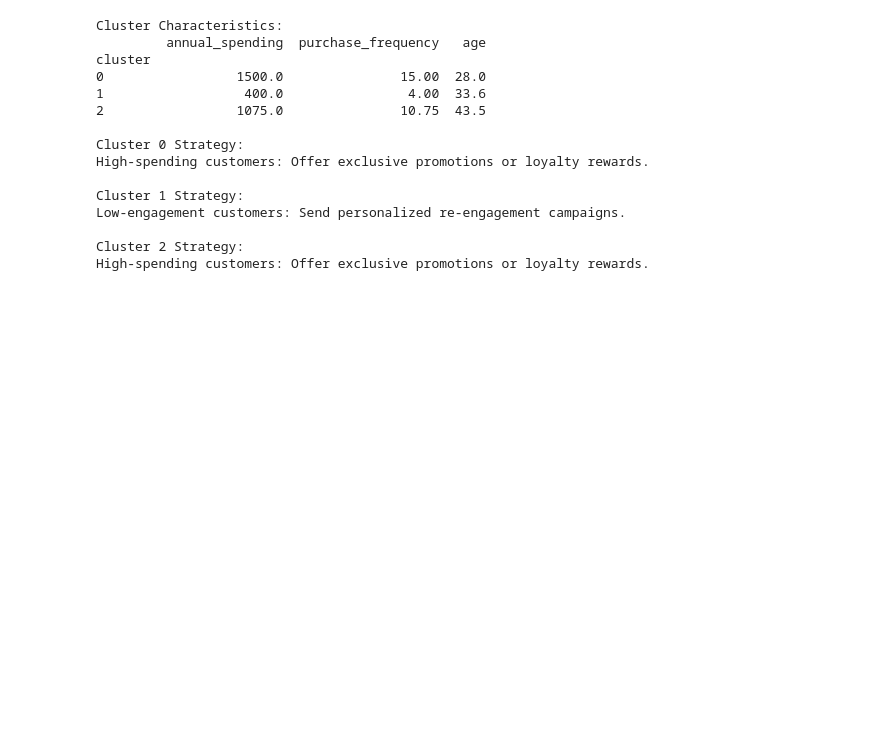
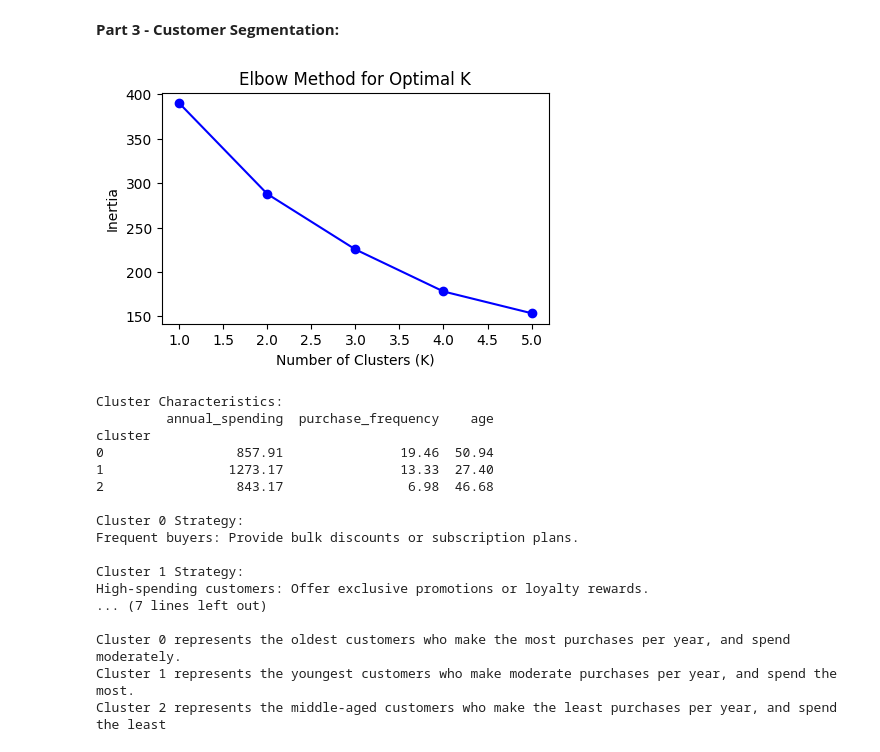
Before and after one commit to KennethLengo/MISTEST2026, a Jupyter notebook: ML_BASICS.ipynb, the cells around one changed output. Saved outputs shown, nothing was run; the diff lists cells and outputs as text; code cells hidden in the pictures; blank space fills up the shorter version.

```diff
--- a/ML_BASICS.ipynb
+++ b/ML_BASICS.ipynb
@@ -136,23 +192,22 @@ customer_service_calls: 0.24
+# %% [markdown]
+**Part 3 - Customer Segmentation:**
 # %%
 import pandas as pd
 import numpy as np
 from sklearn.cluster import KMeans
 from sklearn.preprocessing import StandardScaler
 import matplotlib.pyplot as plt
+
 # Generate sample customer data
-data = {
-'annual_spending': [500, 1200, 300, 1500, 800, 200, 1000, 600, 1300, 400],
-'purchase_frequency': [5, 12, 3, 15, 8, 2, 10, 6, 13, 4],
-'age': [25, 34, 45, 28, 52, 36, 41, 29, 47, 33],
-'region': ['North', 'South', 'West', 'East', 'South', 'North', 'West', 'East',
-'South', 'North']
-}
-df = pd.DataFrame(data)
+# ChatGPT prompts with 100+ rows
+df = pd.read_csv('/content/customer_spending_dataset.csv')
+
 # Preprocess data: Select numerical features and scale them
 features = ['annual_spending', 'purchase_frequency', 'age']
 X = df[features]
 scaler = StandardScaler()
 X_scaled = scaler.fit_transform(X)
+
 # Determine optimal number of clusters using elbow method
 inertia = []
 K = range(1, 6)
@@ -160,46 +215,63 @@ for k in K:
   kmeans = KMeans(n_clusters=k, random_state=42)
   kmeans.fit(X_scaled)
   inertia.append(kmeans.inertia_)
+
 # Plot elbow curve
-plt.figure(figsize=(8, 5))
+plt.figure(figsize=(5, 3))
 plt.plot(K, inertia, 'bo-')
 plt.xlabel('Number of Clusters (K)')
 plt.ylabel('Inertia')
 plt.title('Elbow Method for Optimal K')
 plt.savefig('elbow_plot.png')
+plt.show() #Dispays the plot in the output
 plt.close()
+
 # Apply K-Means with optimal K (e.g., 3 based on elbow method)
 optimal_k = 3
 kmeans = KMeans(n_clusters=optimal_k, random_state=42)
 df['cluster'] = kmeans.fit_predict(X_scaled)
+
 # Analyze clusters
 cluster_summary = df.groupby('cluster')[features].mean().round(2)
 print("Cluster Characteristics:")
 print(cluster_summary)
+
 # Example of targeted strategies
 for cluster in range(optimal_k):
   print(f"\nCluster {cluster} Strategy:")
   if cluster_summary.loc[cluster, 'annual_spending'] > 1000:
     print("High-spending customers: Offer exclusive promotions or loyalty rewards.")
   elif cluster_summary.loc[cluster, 'purchase_frequency'] > 10:
     print("Frequent buyers: Provide bulk discounts or subscription plans.")
   else:
     print("Low-engagement customers: Send personalized re-engagement campaigns.")
+
 # Save cluster assignments to CSV
 df.to_csv('customer_segments.csv', index=False)
+
+# Explanations And Interpretations of Data
+print('''\nThe elbow method graph shows how inertia decreases as the number of clusters is increased. This elbow method
+helps determine the optimal amount of clusters, by finding the point where adding more clusters no longer significantly
+improves clustering performance. In this case, the optimal point is 3 clusters.''')
+print('\nCluster 0 represents the oldest customers who make the most purchases per year, and spend moderately.''')
+print('Cluster 1 represents the youngest customers who make moderate purchases per year, and spend the most.')
+print('Cluster 2 represents the middle-aged customers who make the least purchases per year, and spend the least')
 # %% [output]
+[figure, added]
 Cluster Characteristics:
-         annual_spending  purchase_frequency   age
+         annual_spending  purchase_frequency    age
 cluster
-0                 1500.0               15.00  28.0
-1                  400.0                4.00  33.6
-2                 1075.0               10.75  43.5
+0                 857.91               19.46  50.94
+1                1273.17               13.33  27.40
+2                 843.17                6.98  46.68
 
 Cluster 0 Strategy:
-High-spending customers: Offer exclusive promotions or loyalty rewards.
+Frequent buyers: Provide bulk discounts or subscription plans.
 
 Cluster 1 Strategy:
-Low-engagement customers: Send personalized re-engagement campaigns.
+High-spending customers: Offer exclusive promotions or loyalty rewards.
+... (7 lines left out)
 
-Cluster 2 Strategy:
-High-spending customers: Offer exclusive promotions or loyalty rewards.
+Cluster 0 represents the oldest customers who make the most purchases per year, and spend moderately.
+Cluster 1 represents the youngest customers who make moderate purchases per year, and spend the most.
+Cluster 2 represents the middle-aged customers who make the least purchases per year, and spend the least
```
Also changed, not shown: parts of 7 cells of this notebook.
